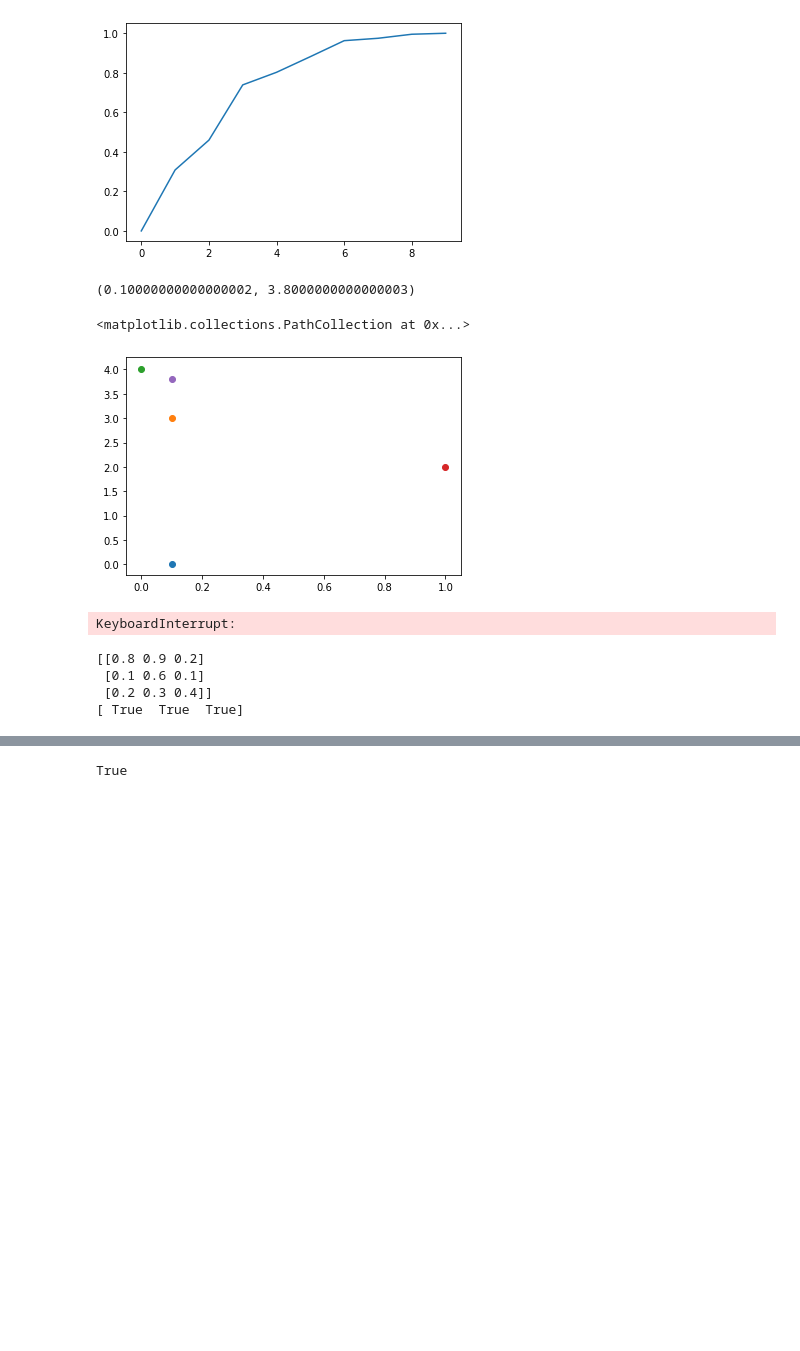
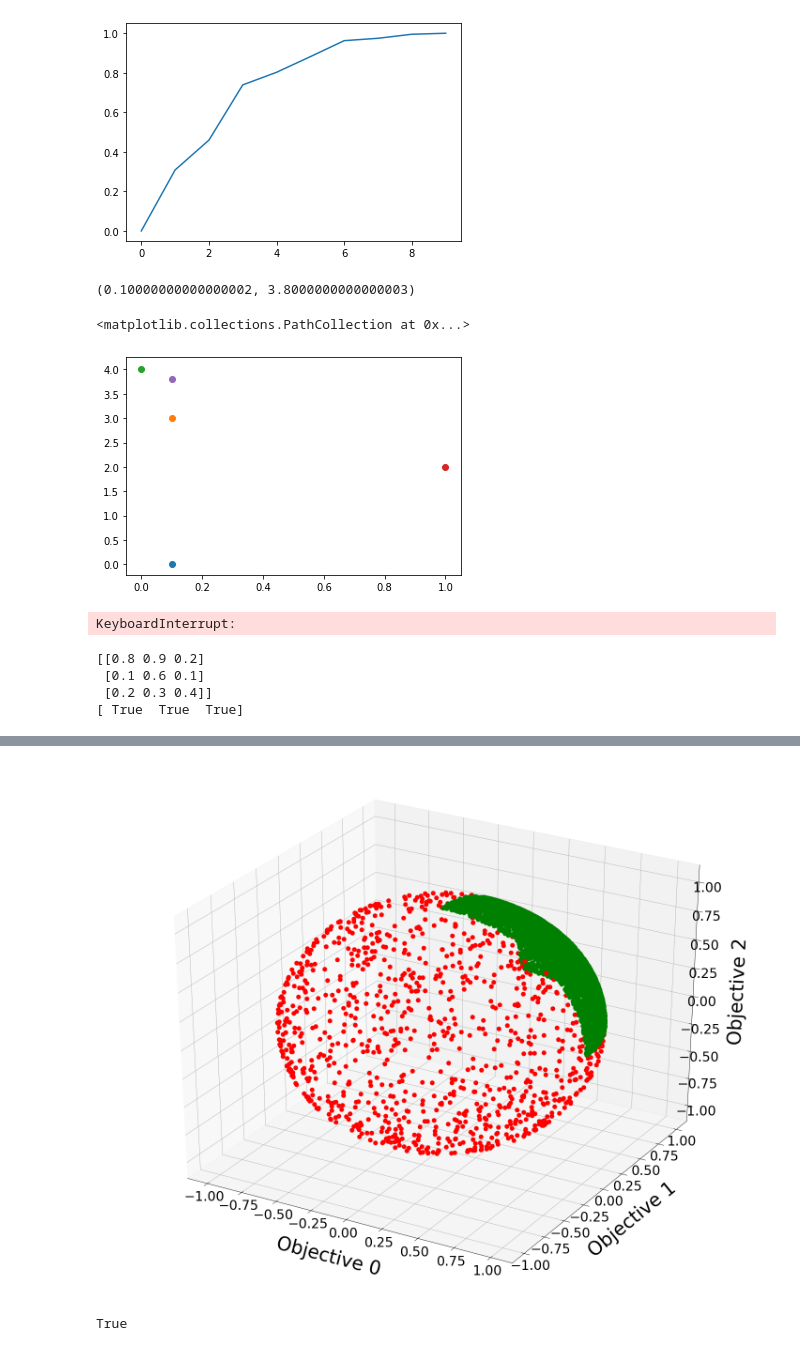
Before and after one commit to BenjaminEngelman/PreferenceElicitationMORL, a Jupyter notebook: explore.ipynb, the cells around one changed output, grey strips where cells are left out. Cells and saved outputs as stored; diff of their text form; code cells hidden in the pictures; blank space fills up the shorter version.

```diff
--- a/explore.ipynb
+++ b/explore.ipynb
@@ -353,3 +450,70 @@ inf
+# %%
+import plotly.graph_objs as go
+from plotly.offline import *
+import numpy as np
+
+fig, ax = plt.subplots(1, 1, subplot_kw={'projection':'3d'}, figsize=(20,16))
+ax.set_xlabel("Objective 0" , fontsize=40)
+ax.set_ylabel("Objective 1", fontsize=40)
+ax.set_zlabel("Objective 2", fontsize=40)
+ax.xaxis.set_tick_params(labelsize=28)
+ax.yaxis.set_tick_params(labelsize=28)
+ax.zaxis.set_tick_params(labelsize=28)
+ax.xaxis.labelpad=40
+ax.yaxis.labelpad=40
+ax.zaxis.labelpad=40
+
+xs = []
+ys = []
+zs = []
+
+for _ in range(1000):
+    x, y, z = sample_point_on_positive_sphere(pos=False)
+    xs.append(x)
+    ys.append(y)
+    zs.append(z)
+
+for i in range(len(xs)):
+    ax.scatter(xs[i], ys[i], zs[i], s=80, color="red")
+# trace_red = go.Scatter3d(
+# x = pxs, y = pys, z = pzs,mode = 'markers', marker = dict(
+#   size = 12,
+#   color = z, # set color to an array/list of desired values
+
+#   ), marker_color = "red")
+
+xs = []
+ys = []
+zs = []
+
+for _ in range(5000):
+    x, y, z = sample_point_on_positive_sphere(pos=True)
+    xs.append(x)
+    ys.append(y)
+    zs.append(z)
+for i in range(len(xs)):
+    ax.scatter(xs[i], ys[i], zs[i], s=80, color="green")
+
+# trace_green = go.Scatter3d(
+#    x = pxs, y = pys, z = pzs,mode = 'markers', marker = dict(
+#       size = 12,
+#       color = z, # set color to an array/list of desired values
+
+#       ), marker_color = "green"
+#    )
+# layout = go.Layout(title = '3D Scatter plot', scene=go.Scene(
+#         xaxis=go.XAxis(title='objective 0'),
+#         yaxis=go.YAxis(title='objective 1'),
+#         zaxis=go.ZAxis(title='objective 2')
+#     ))
+# fig = go.Figure(data = [trace_green, trace_red], layout = layout)
+# plot(fig)
+# plt.title("Unit Sphere whith sampling area in green", fontsize=22)
+# plt.show()
+plt.tight_layout()
+plt.savefig("figures/sphere")
+# %% [output]
+[figure, added]
 # %%
 np.inf > 3
 # %% [output]
```
Also changed, not shown: parts of 146 cells of this notebook, 16 other files.
